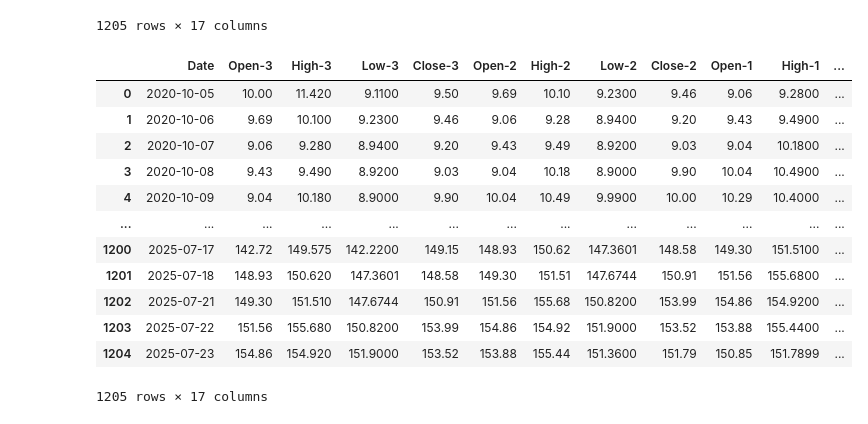
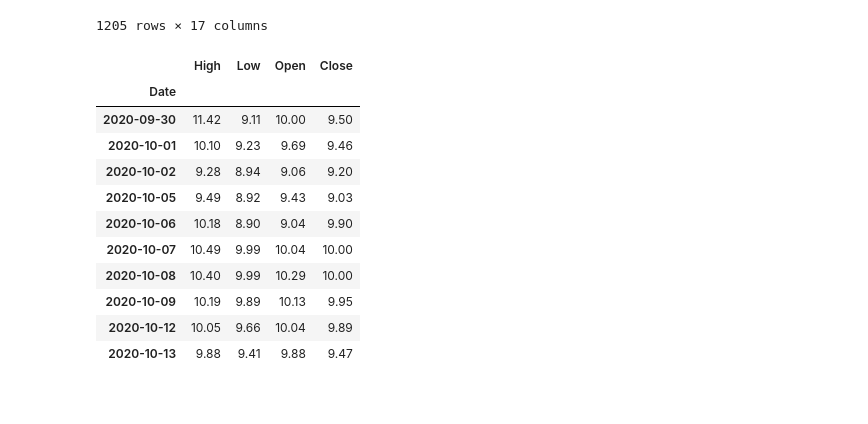
Before and after one commit to chinmay231/Stock-Prediction, a Jupyter notebook: Data_Polish/DataPolish.ipynb, the cells around one changed output. Cells and saved outputs as stored; diff of their text form; code cells hidden in the pictures.

```diff
--- a/Data_Polish/DataPolish.ipynb
+++ b/Data_Polish/DataPolish.ipynb
@@ -246,19 +248,18 @@ windowed_df_multi
 | 1204 | 2025-07-23 | 154.86 | 154.920 | 151.9000 | 153.52 | 153.88 | 155.44 | 151.3600 | 151.79 | 150.85 | 151.7899 | ... |
 1205 rows × 17 columns
 # %%
-new_check = df_to_windowed_df_multi(df2, '2020-09-30', '2025-07-23', 3)
-new_check
+df3=df2.iloc[:10]
+df3
 # %% [output]
-|  | Date | Open-3 | High-3 | Low-3 | Close-3 | Open-2 | High-2 | Low-2 | Close-2 | Open-1 | High-1 | ... |
-| 0 | 2020-10-05 | 10.00 | 11.420 | 9.1100 | 9.50 | 9.69 | 10.10 | 9.2300 | 9.46 | 9.06 | 9.2800 | ... |
-| 1 | 2020-10-06 | 9.69 | 10.100 | 9.2300 | 9.46 | 9.06 | 9.28 | 8.9400 | 9.20 | 9.43 | 9.4900 | ... |
-| 2 | 2020-10-07 | 9.06 | 9.280 | 8.9400 | 9.20 | 9.43 | 9.49 | 8.9200 | 9.03 | 9.04 | 10.1800 | ... |
-| 3 | 2020-10-08 | 9.43 | 9.490 | 8.9200 | 9.03 | 9.04 | 10.18 | 8.9000 | 9.90 | 10.04 | 10.4900 | ... |
-| 4 | 2020-10-09 | 9.04 | 10.180 | 8.9000 | 9.90 | 10.04 | 10.49 | 9.9900 | 10.00 | 10.29 | 10.4000 | ... |
-| ... | ... | ... | ... | ... | ... | ... | ... | ... | ... | ... | ... | ... |
-| 1200 | 2025-07-17 | 142.72 | 149.575 | 142.2200 | 149.15 | 148.93 | 150.62 | 147.3601 | 148.58 | 149.30 | 151.5100 | ... |
-| 1201 | 2025-07-18 | 148.93 | 150.620 | 147.3601 | 148.58 | 149.30 | 151.51 | 147.6744 | 150.91 | 151.56 | 155.6800 | ... |
-| 1202 | 2025-07-21 | 149.30 | 151.510 | 147.6744 | 150.91 | 151.56 | 155.68 | 150.8200 | 153.99 | 154.86 | 154.9200 | ... |
-| 1203 | 2025-07-22 | 151.56 | 155.680 | 150.8200 | 153.99 | 154.86 | 154.92 | 151.9000 | 153.52 | 153.88 | 155.4400 | ... |
-| 1204 | 2025-07-23 | 154.86 | 154.920 | 151.9000 | 153.52 | 153.88 | 155.44 | 151.3600 | 151.79 | 150.85 | 151.7899 | ... |
+|  | High | Low | Open | Close |
+| Date |  |  |  |  |
+| 2020-09-30 | 11.42 | 9.11 | 10.00 | 9.50 |
+| 2020-10-01 | 10.10 | 9.23 | 9.69 | 9.46 |
+| 2020-10-02 | 9.28 | 8.94 | 9.06 | 9.20 |
+| 2020-10-05 | 9.49 | 8.92 | 9.43 | 9.03 |
+| 2020-10-06 | 10.18 | 8.90 | 9.04 | 9.90 |
+| 2020-10-07 | 10.49 | 9.99 | 10.04 | 10.00 |
+| 2020-10-08 | 10.40 | 9.99 | 10.29 | 10.00 |
+| 2020-10-09 | 10.19 | 9.89 | 10.13 | 9.95 |
+| 2020-10-12 | 10.05 | 9.66 | 10.04 | 9.89 |
+| 2020-10-13 | 9.88 | 9.41 | 9.88 | 9.47 |
-1205 rows × 17 columns
```
Also changed, not shown: parts of 5 cells of this notebook, 1 other file.
